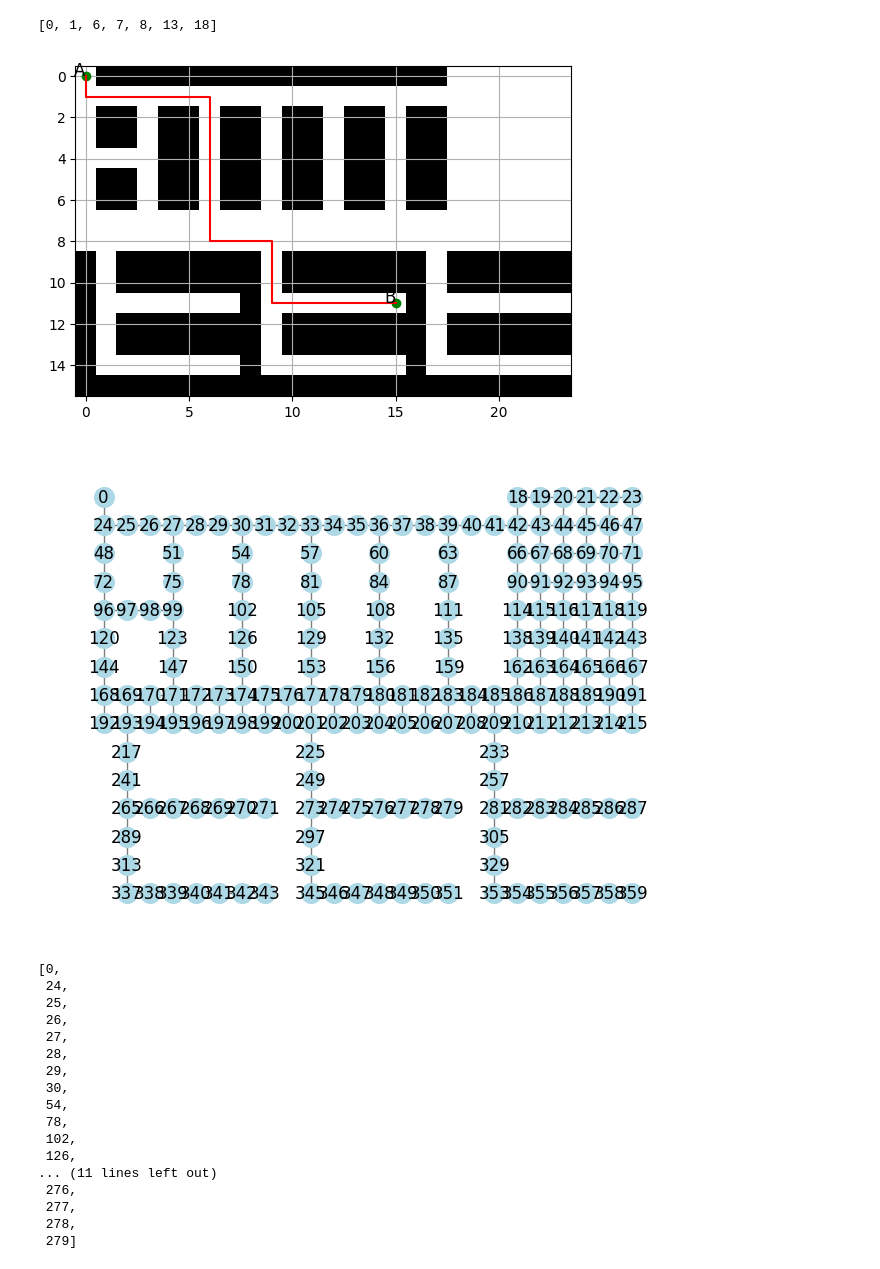
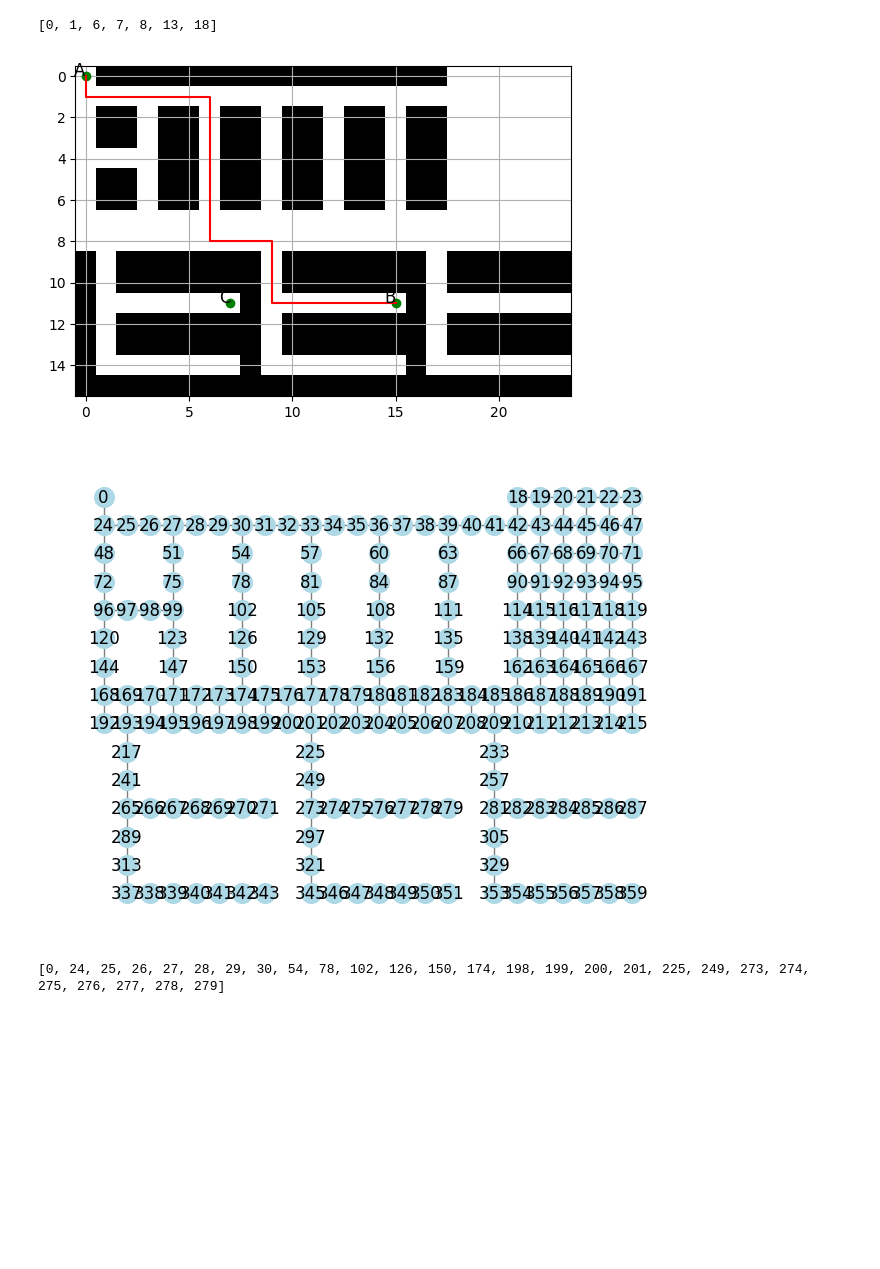
Before and after one commit to coleandreoli/warehouseTSP, a Jupyter notebook: warehouse_data.ipynb, the cells around one changed output. Drawn from its saved outputs; the diff is of its cells as text; code cells hidden in the pictures; blank space fills up the shorter version.

```diff
--- a/warehouse_data.ipynb
+++ b/warehouse_data.ipynb
@@ -257,33 +257,18 @@ path
 # %%
 grid = np.loadtxt("fruteria.csv", delimiter=",", dtype=int)
 %matplotlib inline
 waypoints = {
     "A": (0, 0),
     "B": (15, 11),
+    "C": (7, 11),
 }
 
-g = Grid(grid, waypoints, scale=0.5)
+g = Grid(grid, waypoints)
 path = g.find_path("A", "B")
 g.plot(path)
 g.plot_graph()
 print(path)
 # %% [output]
-[figure, old version]
+[figure, new version]
 [figure]
-[0,
- 24,
- 25,
- 26,
- 27,
- 28,
- 29,
- 30,
- 54,
- 78,
- 102,
- 126,
-... (11 lines left out)
- 276,
- 277,
- 278,
- 279]
+[0, 24, 25, 26, 27, 28, 29, 30, 54, 78, 102, 126, 150, 174, 198, 199, 200, 201, 225, 249, 273, 274, 275, 276, 277, 278, 279]
```
Also changed, not shown: parts of 2 cells of this notebook.
